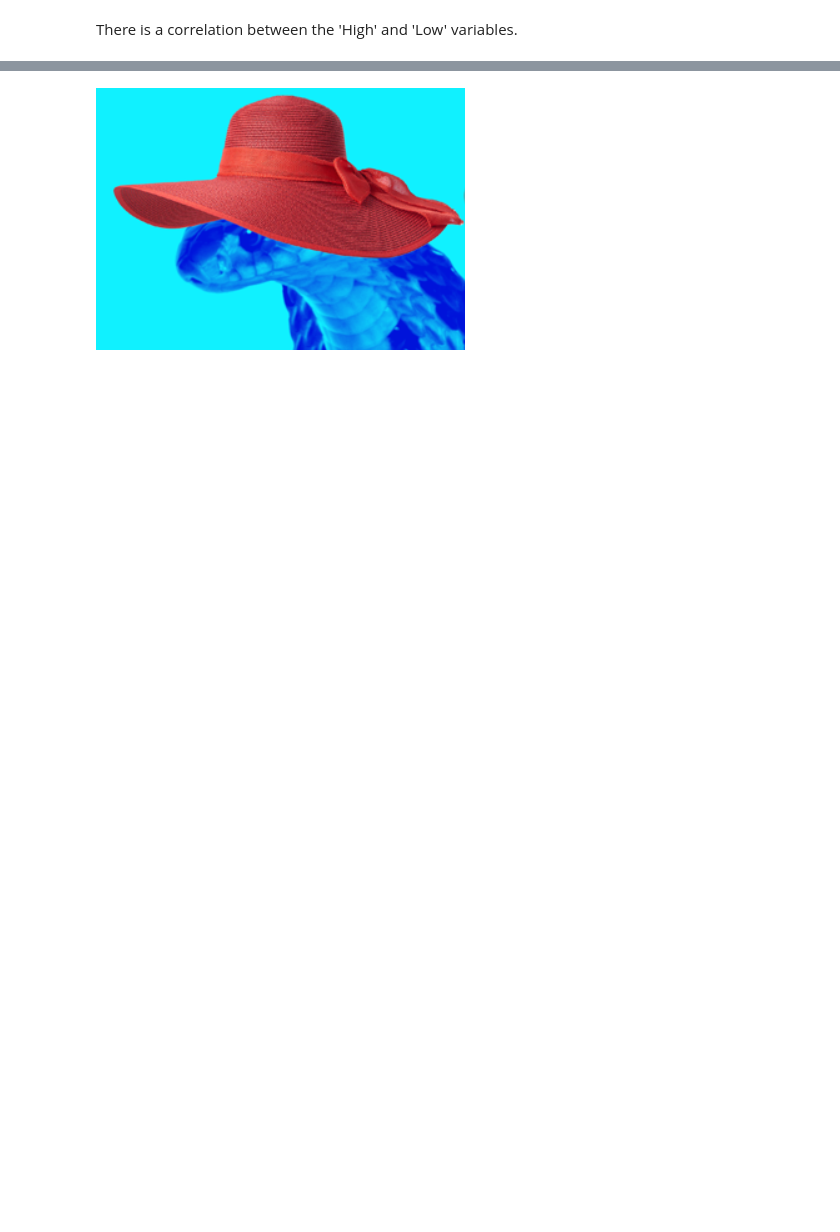
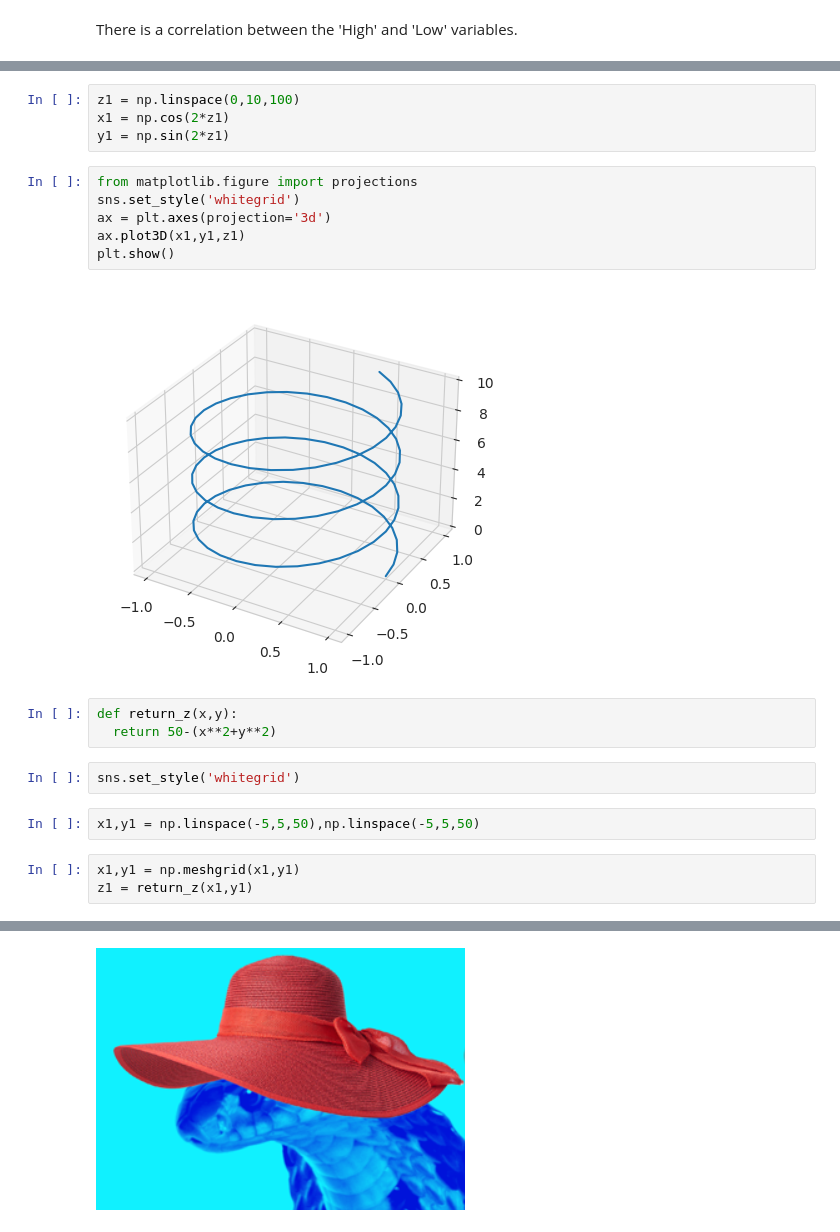
Before and after one commit to Vey27/Applied-Data-Science, a Jupyter notebook: Adaniports.ipynb, the cells around one changed output, grey strips where cells are left out. Drawn from its saved outputs; the diff is of its cells as text; blank space fills up the shorter version.

```diff
--- a/Adaniports.ipynb
+++ b/Adaniports.ipynb
@@ -56,0 +72,22 @@ There is a correlation between the 'High' and 'Low' variables.
+# %%
+z1 = np.linspace(0,10,100)
+x1 = np.cos(2*z1)
+y1 = np.sin(2*z1)
+# %%
+from matplotlib.figure import projections
+sns.set_style('whitegrid')
+ax = plt.axes(projection='3d')
+ax.plot3D(x1,y1,z1)
+plt.show()
+# %% [output]
+[figure, added]
+# %%
+def return_z(x,y):
+  return 50-(x**2+y**2)
+# %%
+sns.set_style('whitegrid')
+# %%
+x1,y1 = np.linspace(-5,5,50),np.linspace(-5,5,50)
+# %%
+x1,y1 = np.meshgrid(x1,y1)
+z1 = return_z(x1,y1)
```
Also changed, not shown: parts of 6 cells of this notebook.
